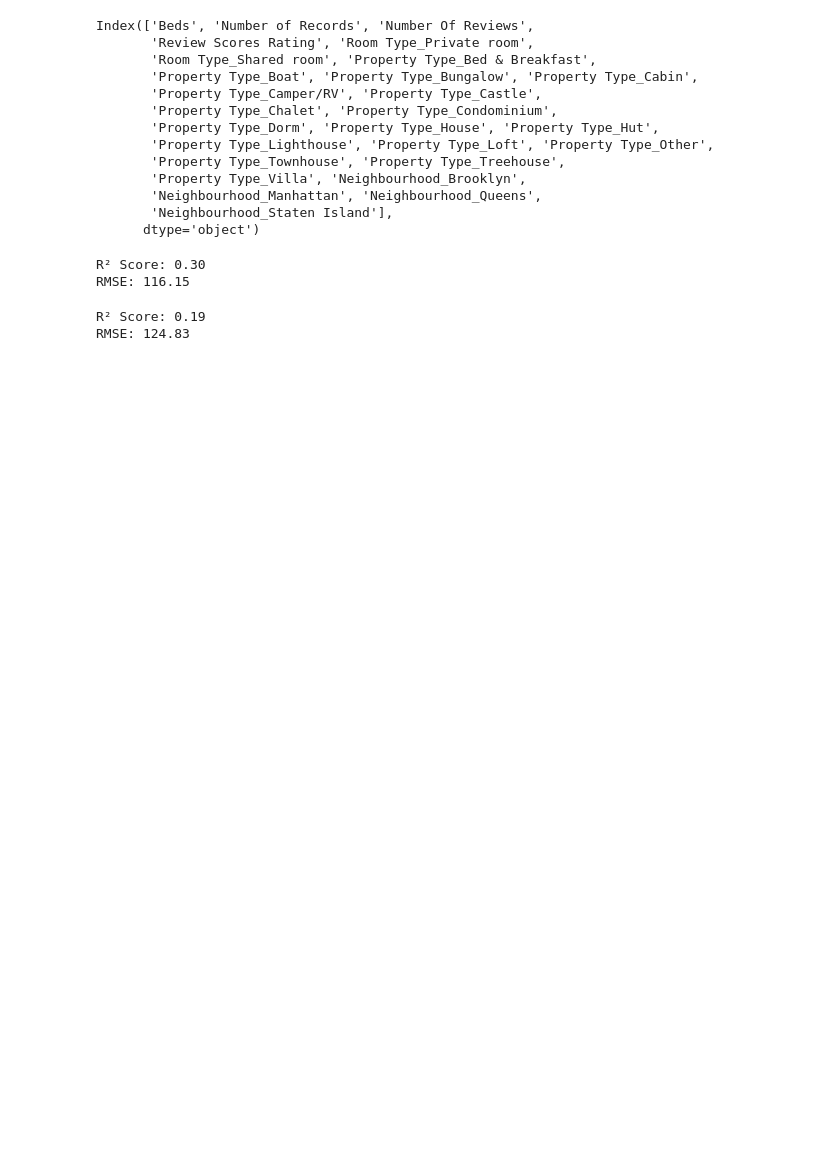
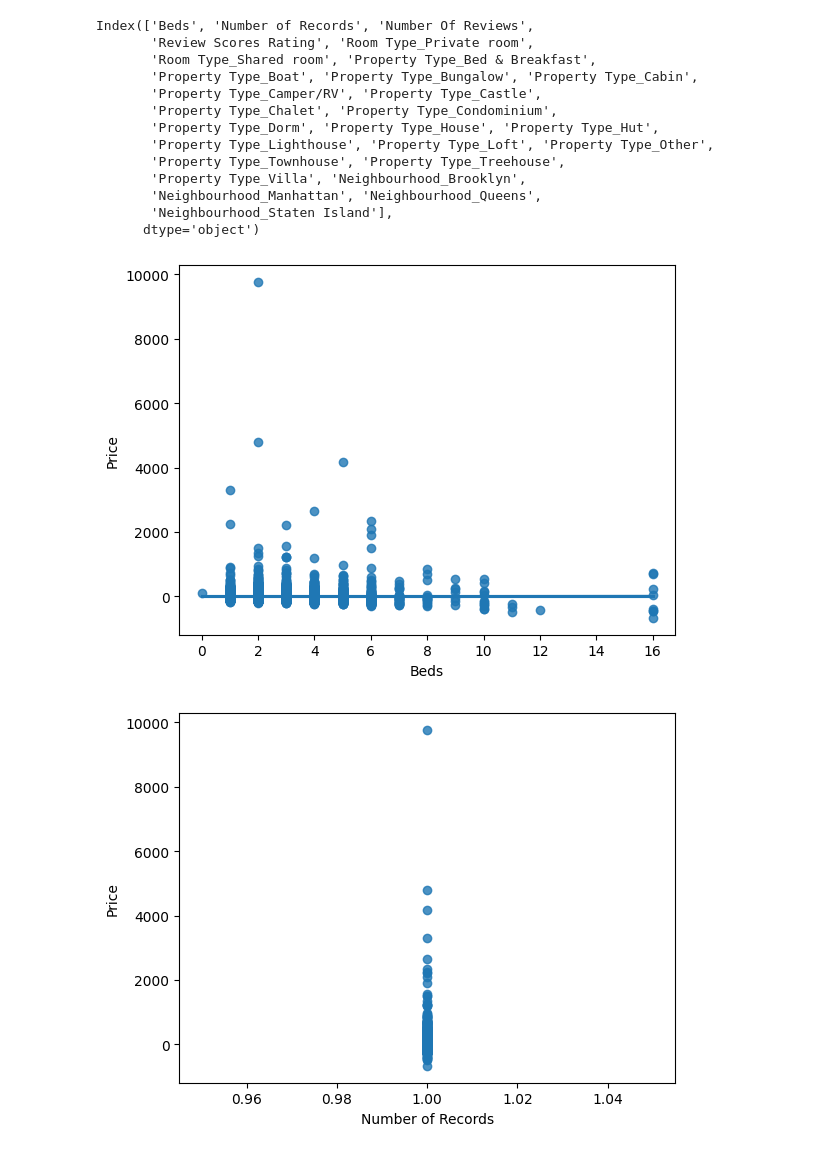
Before and after one commit to btw257-ui/linear_models, a Jupyter notebook: lab/lab.ipynb, the cells around one changed output. Drawn from its saved outputs; the diff is of its cells as text; code cells hidden in the pictures; blank space fills up the shorter version.

```diff
--- a/lab/lab.ipynb
+++ b/lab/lab.ipynb
@@ -162,0 +207,5 @@ df
+# %%
+import matplotlib.pyplot as plt
+
+X_train_numerical = X_train[['Beds', 'Number of Records', 'Number Of Reviews',
+       'Review Scores Rating']]
@@ -184,29 +248,9 @@ X_train, X_test, y_train, y_test = train_test_split(X, y, test_size=0.2, random_
-# %%
-from sklearn.linear_model import LinearRegression
-from sklearn.metrics import mean_squared_error, r2_score
-
-#All variables
-model = LinearRegression()
-
-model.fit(X_train, y_train)
-
-y_pred = model.predict(X_test)
-
-print(f"R² Score: {r2_score(y_test, y_pred):.2f}")
-print(f"RMSE: {np.sqrt(mean_squared_error(y_test, y_pred)):.2f}")
-#Best model
-# %% [output]
-R² Score: 0.30
-RMSE: 116.15
-# %%
-#All Numeric
-model1 = LinearRegression()
-model1.fit(X_train[['Beds', 'Number of Records', 'Number Of Reviews',
-       'Review Scores Rating']], y_train)
-y_pred1 = model1.predict(X_test[['Beds', 'Number of Records', 'Number Of Reviews',
-       'Review Scores Rating']])
-print(f"R² Score: {r2_score(y_test, y_pred1):.2f}")
-print(f"RMSE: {np.sqrt(mean_squared_error(y_test, y_pred1)):.2f}")
-# %% [output]
-R² Score: 0.19
-RMSE: 124.83
+# %%
+y_train_residuals = y_train - model.predict(X_train)
+for i in X_train_numerical.columns:
+  sns.regplot(x = X_train_numerical[i], y = y_train_residuals)
+  plt.show()
+# # of reviews and review score rating need to be transformed
+# %% [output]
+[figure, added]
+[figure, added]
```
Also changed, not shown: parts of 7 cells of this notebook.
